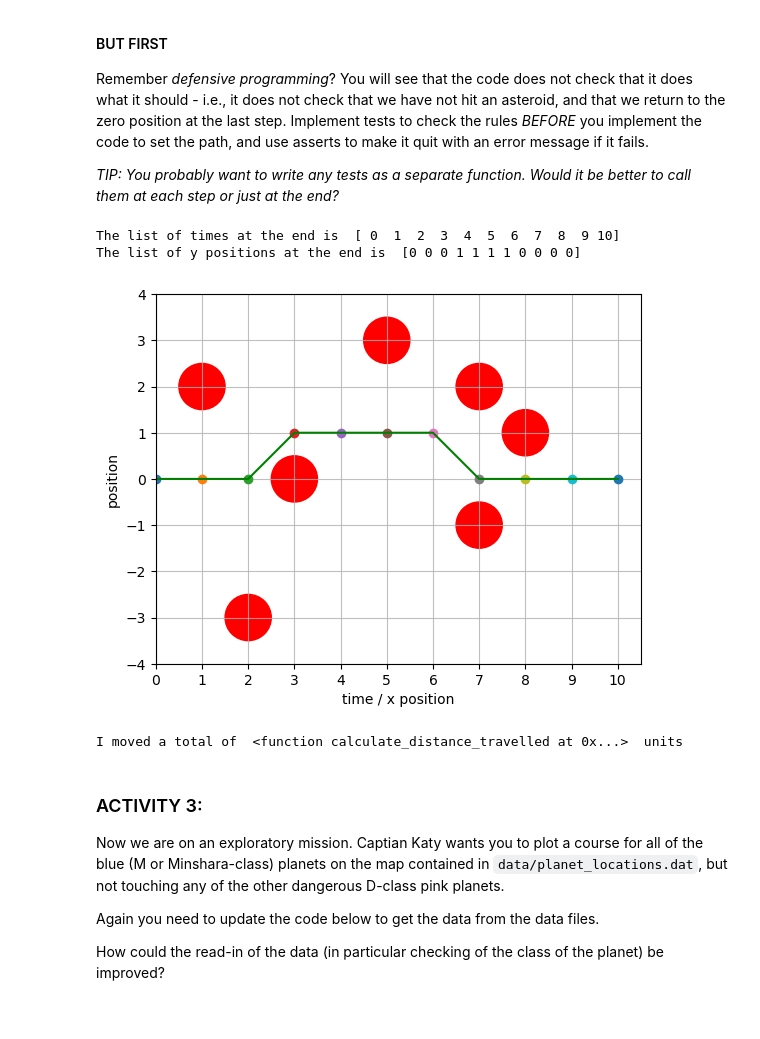
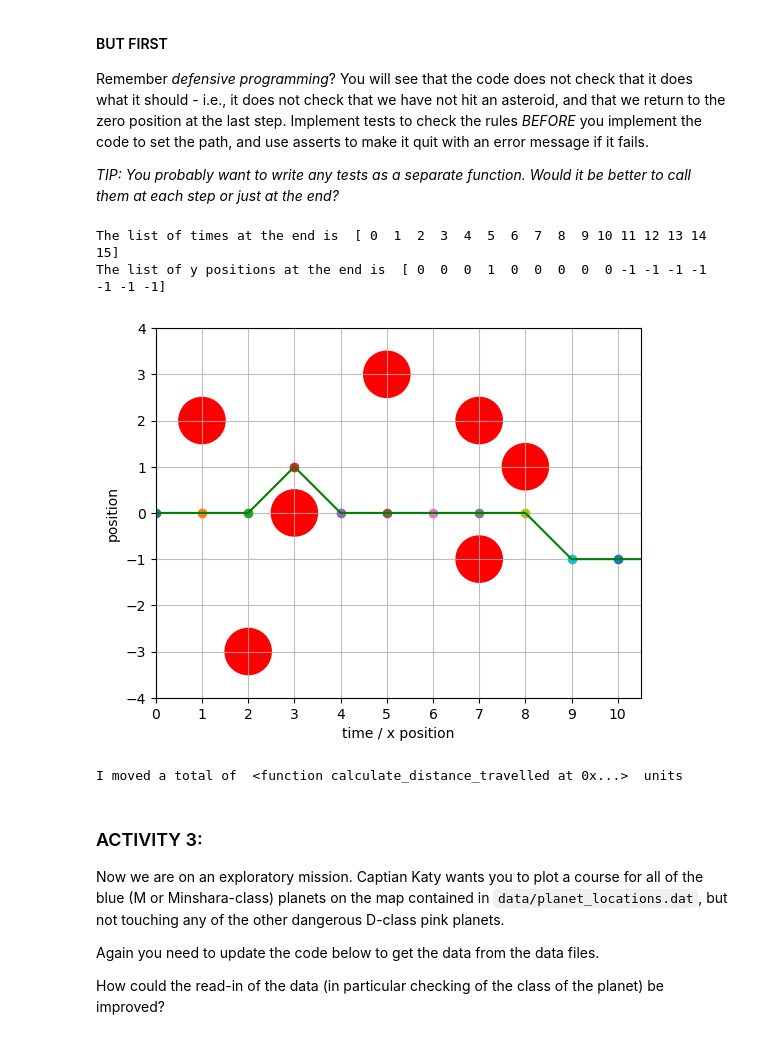
Before and after one commit to AaronbrowneGH/https-github.com-AaronbrowneGH-TopicsInSciComp, a Jupyter notebook: Notebooks/Week2_LabExercises.ipynb, the cells around one changed output. Cells and saved outputs as stored; diff of their text form; code cells hidden in the pictures.

```diff
--- a/Notebooks/Week2_LabExercises.ipynb
+++ b/Notebooks/Week2_LabExercises.ipynb
@@ -106,7 +216,12 @@ for index, time_now in enumerate(list_of_times) :
     # Add more else if options here to cover all the times you need to move the ship
     # (Try to make this as minimal as possible, rather than writing one elif statement
     # per time step)
-    elif (time_now > 6 and time_now < 8) :
+    elif (time_now > 3 and time_now < 5) :
+        step_size = -1
+
+        list_of_y_positions[index] = list_of_y_positions[index - 1] + step_size
+
+    elif (time_now > 8 and time_now < 10) :
         step_size = -1
 
         list_of_y_positions[index] = list_of_y_positions[index - 1] + step_size
@@ -122,36 +237,36 @@ for index, time_now in enumerate(list_of_times) :
     position_now = list_of_y_positions[index]
     plt.plot(time_now, position_now, 'o')
     #plt.pause(0.3) # This pause just slows down the plotting so it looks nicer
 
 print("The list of times at the end is ", list_of_times)
 print("The list of y positions at the end is ", list_of_y_positions)
 
 plt.plot(list_of_times, list_of_y_positions, 'g-')
 plt.show()
 
 
 
 # Uncomment to save the figure
 # plt.savefig("flight_path.png")
 def calculate_distance_travelled(list_of_times, list_of_y_positions):
     distance_travelled = 0
     for i in range(1, len(list_of_times)):
        dt = list_of_times(i) - list_of_times(i-1)
        dx = list_of_y_positions(i) - list_of_y_positions(i-1)
 
     distnace_travelled += np.sqrt(dt ** 2 + dx ** 2)
 
 
 
 
 
 # Print out some information
 total_distance_moved = calculate_distance_travelled  #UPDATE ME!
 print("I moved a total of ", total_distance_moved, " units")
 # %% [output]
-The list of times at the end is  [ 0  1  2  3  4  5  6  7  8  9 10]
-The list of y positions at the end is  [0 0 0 1 1 1 1 0 0 0 0]
+The list of times at the end is  [ 0  1  2  3  4  5  6  7  8  9 10 11 12 13 14 15]
+The list of y positions at the end is  [ 0  0  0  1  0  0  0  0  0 -1 -1 -1 -1 -1 -1 -1]
-[figure, old version]
+[figure, new version]
 I moved a total of  <function calculate_distance_travelled at 0x...>  units
 # %% [markdown]
 ### ACTIVITY 3:
```
Also changed, not shown: parts of 4 cells of this notebook, 1 other file.
